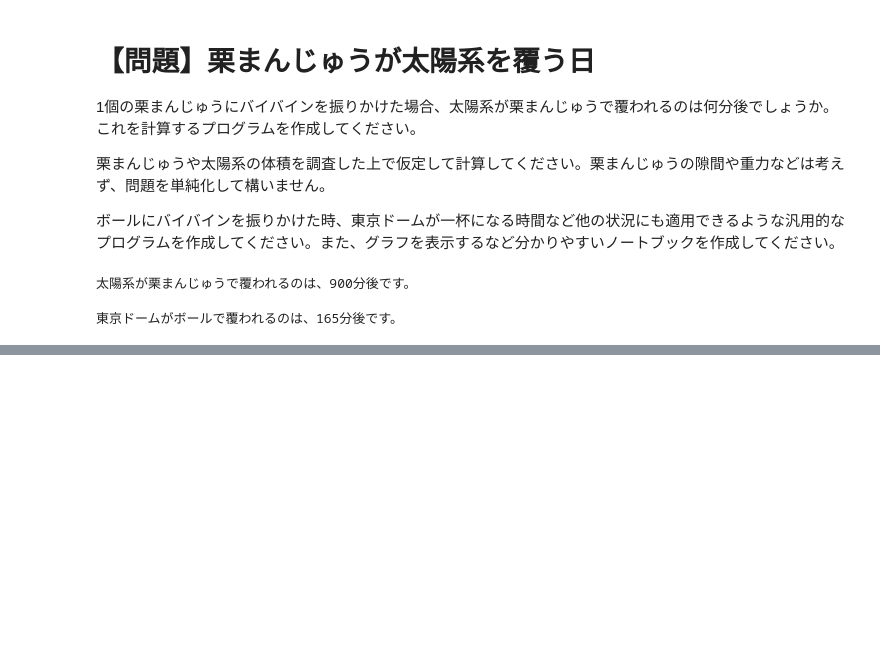
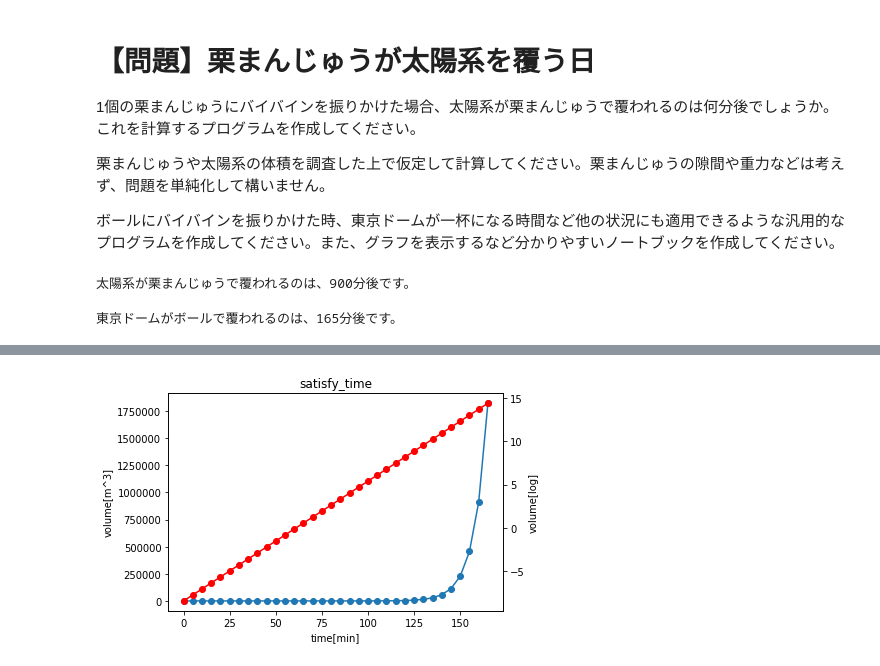
Before and after one commit to tkyiw/diveintocode-ml, a Jupyter notebook: Week1/1_3栗まんじゅう問題.ipynb, the cells around one changed output, grey strips where cells are left out. Drawn from its saved outputs; the diff is of its cells as text; code cells hidden in the pictures; blank space fills up the shorter version.

```diff
--- a/Week1/1_3栗まんじゅう問題.ipynb
+++ b/Week1/1_3栗まんじゅう問題.ipynb
@@ -63,0 +77,13 @@ plt.plot(list_time_ball, list_volume, marker='o');
+# %%
+# 重ねて表示
+fig, ax1 = plt.subplots()
+plt.xlabel('time[min]')
+ax1.plot(list_time_ball, list_volume, marker='o')
+plt.ylabel('volume[m^3]')
+ax2 = ax1.twinx()
+ax2.plot(list_time_ball, log_list_volume, marker='o', color='red')
+plt.title('satisfy_time')
+plt.ylabel('volume[log]')
+plt.show()
+# %% [output]
+[figure, added]
```
Also changed, not shown: parts of 1 cell of this notebook.
